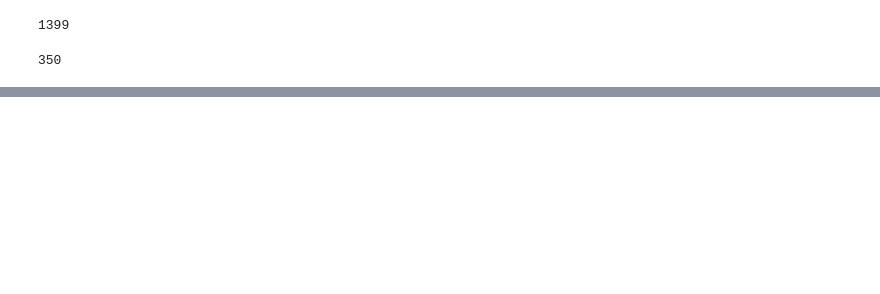
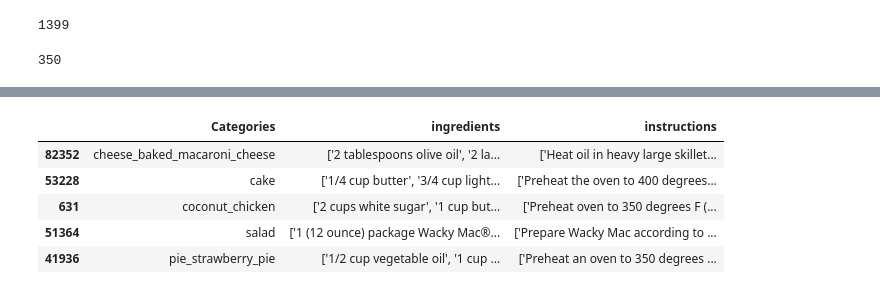
Before and after one commit to ugan9eds/OMCS_CS7643_DL, a Jupyter notebook: code/feature_predictions.ipynb, the cells around one changed output, grey strips where cells are left out. Drawn from its saved outputs; the diff is of its cells as text; code cells hidden in the pictures; blank space fills up the shorter version.

```diff
--- a/code/feature_predictions.ipynb
+++ b/code/feature_predictions.ipynb
@@ -99,16 +105,20 @@ def test_all_image_accuracy(test_split_set_of_images, top_closest_idx_to_return
+# %%
+recipes = pd.read_csv("C:\\Users\\Nilay\\Documents\\GitHub\\OMCS_CS7643_DL\\data\\recipe_name_image_lookup.csv")
 # %%
 def get_recomended_recipes_for_closest_image(single_test_result):
-    idx_closest = single_test_result[-2]
+    idx_closest = single_test_result[-3]
     pred_labels = []
-    recomended_recipies = pd.DataFrame(columns= ["directories_names","ingredients", "instructions"])
+    recomended_recipies = pd.DataFrame(columns= ["Categories","ingredients", "instructions"])
     for id in idx_closest:
-        pred_label = images[id].split("\\")[-3] # grabbing the label for the image, S.O to Shruti for this hack
+        pred_label = images[id].split("\\")[-2] # grabbing the label for the image, S.O to Shruti for this hack
         pred_labels.append(pred_label)
     pred_labels = list(set(pred_labels))
 
     for label in pred_labels:
         temp = recipes[recipes.directories_names == label][["directories_names","ingredients", "instructions"]].sample(n = 1)
-        recomended_recipies = pd.concat([recomended_recipies, row])
+        temp.rename(columns = {'directories_names':'Categories'}, inplace = True)
+
+        recomended_recipies = pd.concat([recomended_recipies, temp])
 
     return recomended_recipies
 # %% [markdown]
@@ -557,0 +577,12 @@ len(images_20_percent)
+# %%
+import pandas as pd
+row = [query_image, results_image, idx_closest, predicted_labels_of_indexes, percent_corect]
+
+get_recomended_recipes_for_closest_image(row)
+# %% [output]
+|  | Categories | ingredients | instructions |
+| 82352 | cheese_baked_macaroni_cheese | ['2 tablespoons olive oil', '2 la... | ['Heat oil in heavy large skillet... |
+| 53228 | cake | ['1/4 cup butter', '3/4 cup light... | ['Preheat the oven to 400 degrees... |
+| 631 | coconut_chicken | ['2 cups white sugar', '1 cup but... | ['Preheat oven to 350 degrees F (... |
+| 51364 | salad | ['1 (12 ounce) package Wacky Mac®... | ['Prepare Wacky Mac according to ... |
+| 41936 | pie_strawberry_pie | ['1/2 cup vegetable oil', '1 cup ... | ['Preheat an oven to 350 degrees ... |
```
Also changed, not shown: parts of 9 cells of this notebook, 2 other files.
